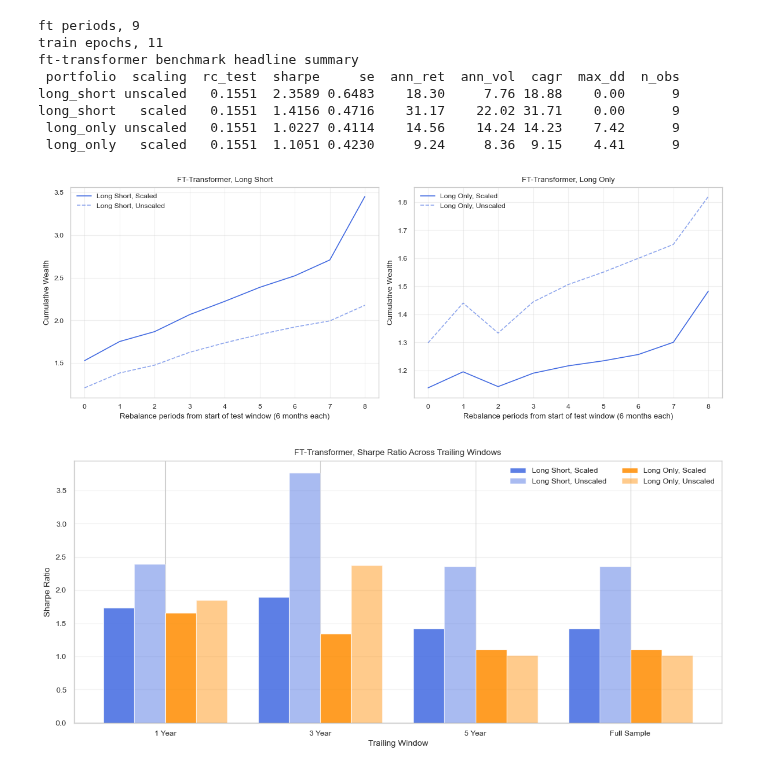
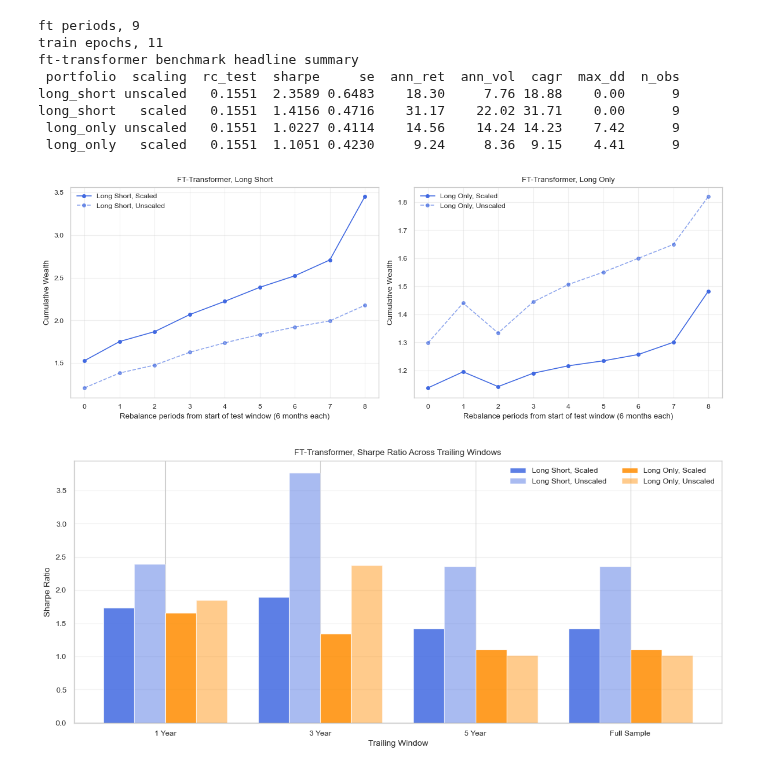
Before and after one commit to Hemasrikar/portfolio-transformers, a Jupyter notebook: notebooks/summary_plots.ipynb, the cells around one changed output. Drawn from its saved outputs; the diff is of its cells as text; code cells hidden in the pictures.

```diff
--- a/notebooks/summary_plots.ipynb
+++ b/notebooks/summary_plots.ipynb
@@ -1108,30 +1108,30 @@ long_short   scaled   0.1551  1.4156 0.4716    31.17    22.02 31.71    0.00
 # %%
 fig, axes = plt.subplots(1, 2, figsize=(12, 4.5))
 
 ax = axes[0]
-ax.plot(np.cumprod(1 + ft_ls_df['return_scaled'].to_numpy()), label='Long Short, Scaled', color=ft_color)
-ax.plot(np.cumprod(1 + ft_ls_df['return_unscaled'].to_numpy()), label='Long Short, Unscaled', color=ft_color, linestyle='--', alpha=0.6)
+ax.plot(np.cumprod(1 + ft_ls_df['return_scaled'].to_numpy()), label='Long Short, Scaled', color=ft_color, marker='o', markersize=4)
+ax.plot(np.cumprod(1 + ft_ls_df['return_unscaled'].to_numpy()), label='Long Short, Unscaled', color=ft_color, linestyle='--', alpha=0.6, marker='o', markersize=4)
 ax.set_xlabel(xlabel_periods_ft)
 ax.set_ylabel('Cumulative Wealth')
 ax.set_title('FT-Transformer, Long Short')
 ax.legend(frameon=False, loc='upper left')
 ax.grid(alpha=0.3)
 
 ax = axes[1]
-ax.plot(np.cumprod(1 + ft_lo_df['return_scaled'].to_numpy()), label='Long Only, Scaled', color=ft_color)
-ax.plot(np.cumprod(1 + ft_lo_df['return_unscaled'].to_numpy()), label='Long Only, Unscaled', color=ft_color, linestyle='--', alpha=0.6)
+ax.plot(np.cumprod(1 + ft_lo_df['return_scaled'].to_numpy()), label='Long Only, Scaled', color=ft_color, marker='o', markersize=4)
+ax.plot(np.cumprod(1 + ft_lo_df['return_unscaled'].to_numpy()), label='Long Only, Unscaled', color=ft_color, linestyle='--', alpha=0.6, marker='o', markersize=4)
 ax.set_xlabel(xlabel_periods_ft)
 ax.set_ylabel('Cumulative Wealth')
 ax.set_title('FT-Transformer, Long Only')
 ax.legend(frameon=False, loc='upper left')
 ax.grid(alpha=0.3)
 
 fig.tight_layout()
 fig.savefig(ft_plots_dir / 'ft_cumulative_wealth.png')
 plt.show()
 plt.close(fig)
 # %% [output]
-[figure, old version]
+[figure, new version]
 # %%
 def ft_trailing_sharpe(returns, periods_per_year, n_periods):
 	window = returns[-n_periods:] if len(returns) >= n_periods else returns
```
Also changed, not shown: parts of 5 cells of this notebook, 9 other files.
